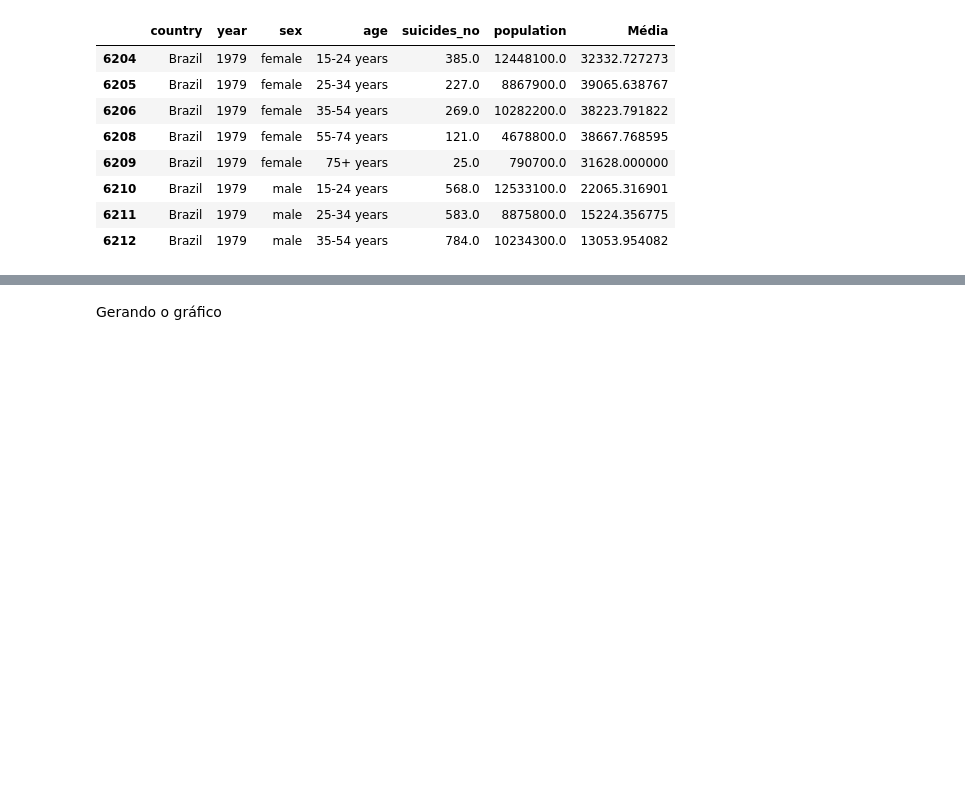
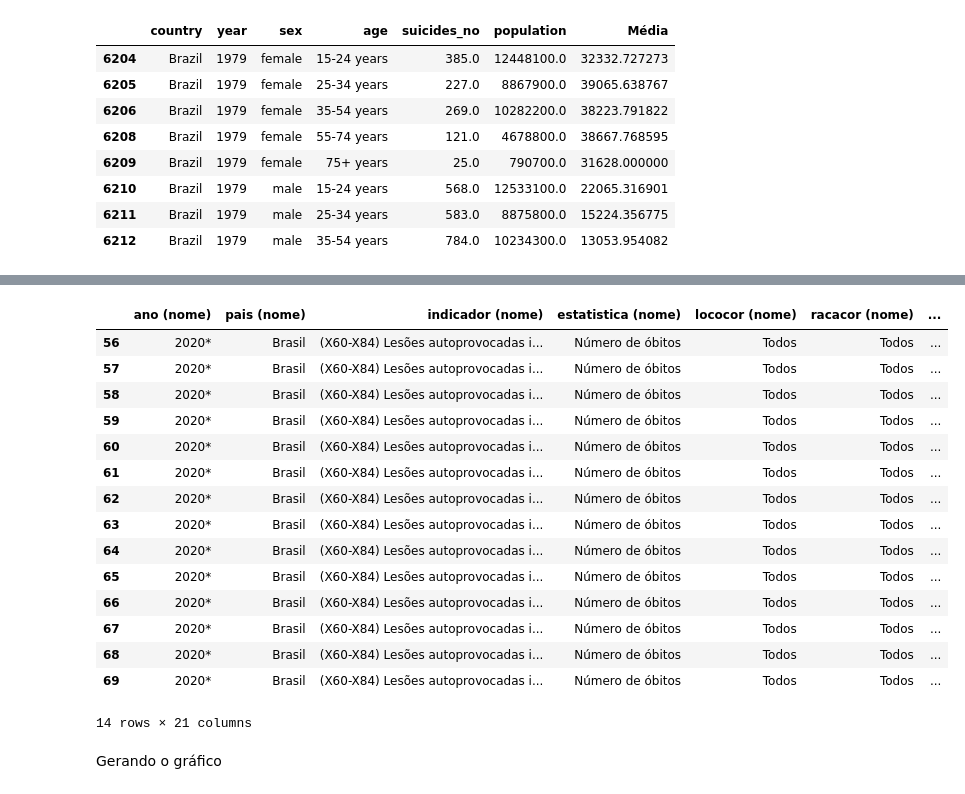
Before and after one commit to brunabellini/Projeto_FaleSobre, a Jupyter notebook: Caderno Jupyter- Grupo 6.ipynb, the cells around one changed output, grey strips where cells are left out. Cells and saved outputs as stored; diff of their text form; code cells hidden in the pictures; blank space fills up the shorter version.

```diff
--- a/Caderno Jupyter- Grupo 6.ipynb
+++ b/Caderno Jupyter- Grupo 6.ipynb
@@ -653,3 +688,25 @@ See the caveats in the documentation: https://pandas.pydata.org/pandas-docs/stab
+# %%
+# Gráfico 4
+
+dfl_2020 = df.loc[ df['ano (nome)'] == '2020*' ]
+dfl_2020
+# %% [output]
+|  | ano (nome) | pais (nome) | indicador (nome) | estatistica (nome) | lococor (nome) | racacor (nome) | ... |
+| 56 | 2020* | Brasil | (X60-X84) Lesões autoprovocadas i... | Número de óbitos | Todos | Todos | ... |
+| 57 | 2020* | Brasil | (X60-X84) Lesões autoprovocadas i... | Número de óbitos | Todos | Todos | ... |
+| 58 | 2020* | Brasil | (X60-X84) Lesões autoprovocadas i... | Número de óbitos | Todos | Todos | ... |
+| 59 | 2020* | Brasil | (X60-X84) Lesões autoprovocadas i... | Número de óbitos | Todos | Todos | ... |
+| 60 | 2020* | Brasil | (X60-X84) Lesões autoprovocadas i... | Número de óbitos | Todos | Todos | ... |
+| 61 | 2020* | Brasil | (X60-X84) Lesões autoprovocadas i... | Número de óbitos | Todos | Todos | ... |
+| 62 | 2020* | Brasil | (X60-X84) Lesões autoprovocadas i... | Número de óbitos | Todos | Todos | ... |
+| 63 | 2020* | Brasil | (X60-X84) Lesões autoprovocadas i... | Número de óbitos | Todos | Todos | ... |
+| 64 | 2020* | Brasil | (X60-X84) Lesões autoprovocadas i... | Número de óbitos | Todos | Todos | ... |
+| 65 | 2020* | Brasil | (X60-X84) Lesões autoprovocadas i... | Número de óbitos | Todos | Todos | ... |
+| 66 | 2020* | Brasil | (X60-X84) Lesões autoprovocadas i... | Número de óbitos | Todos | Todos | ... |
+| 67 | 2020* | Brasil | (X60-X84) Lesões autoprovocadas i... | Número de óbitos | Todos | Todos | ... |
+| 68 | 2020* | Brasil | (X60-X84) Lesões autoprovocadas i... | Número de óbitos | Todos | Todos | ... |
+| 69 | 2020* | Brasil | (X60-X84) Lesões autoprovocadas i... | Número de óbitos | Todos | Todos | ... |
+14 rows × 21 columns
 # %% [markdown]
 Gerando o gráfico
 # %%
```
Also changed, not shown: parts of 3 cells of this notebook, 1 other file.
